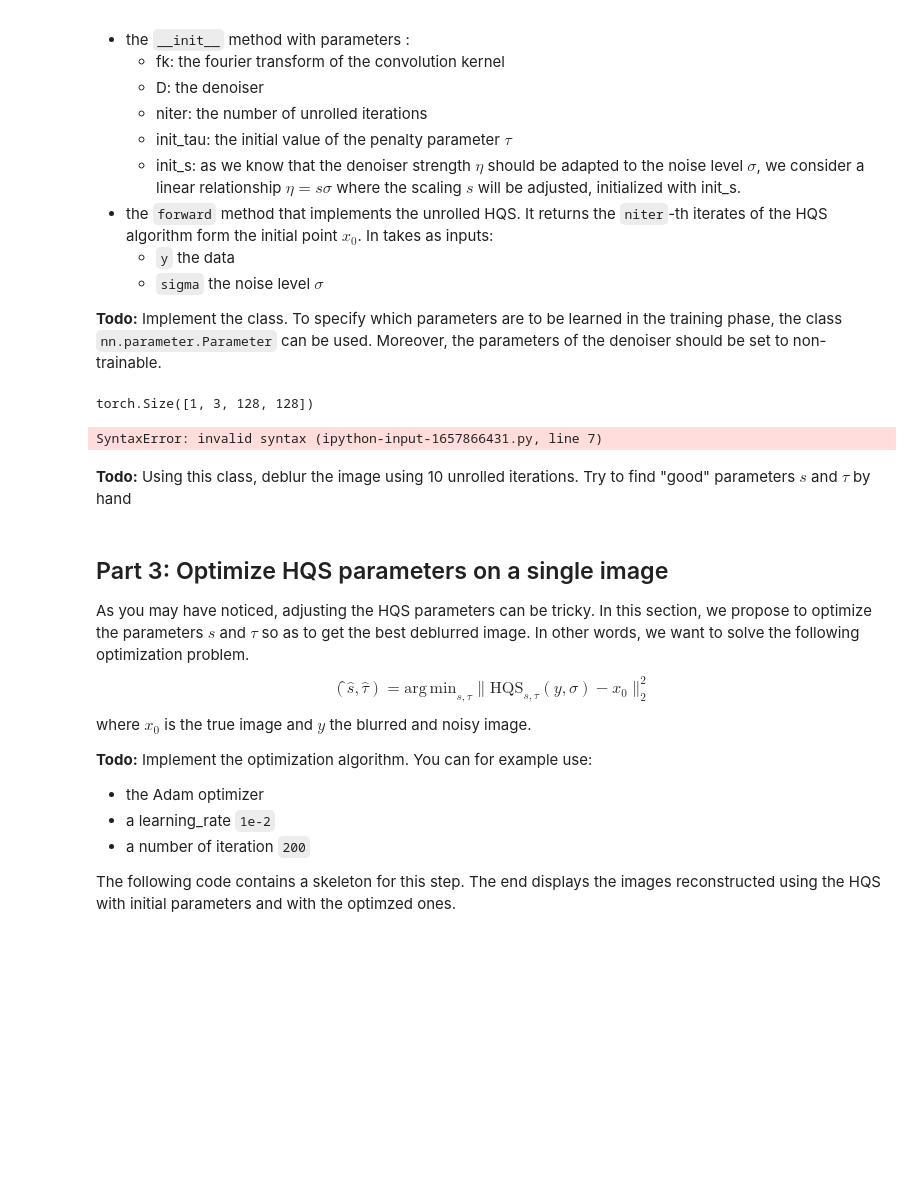
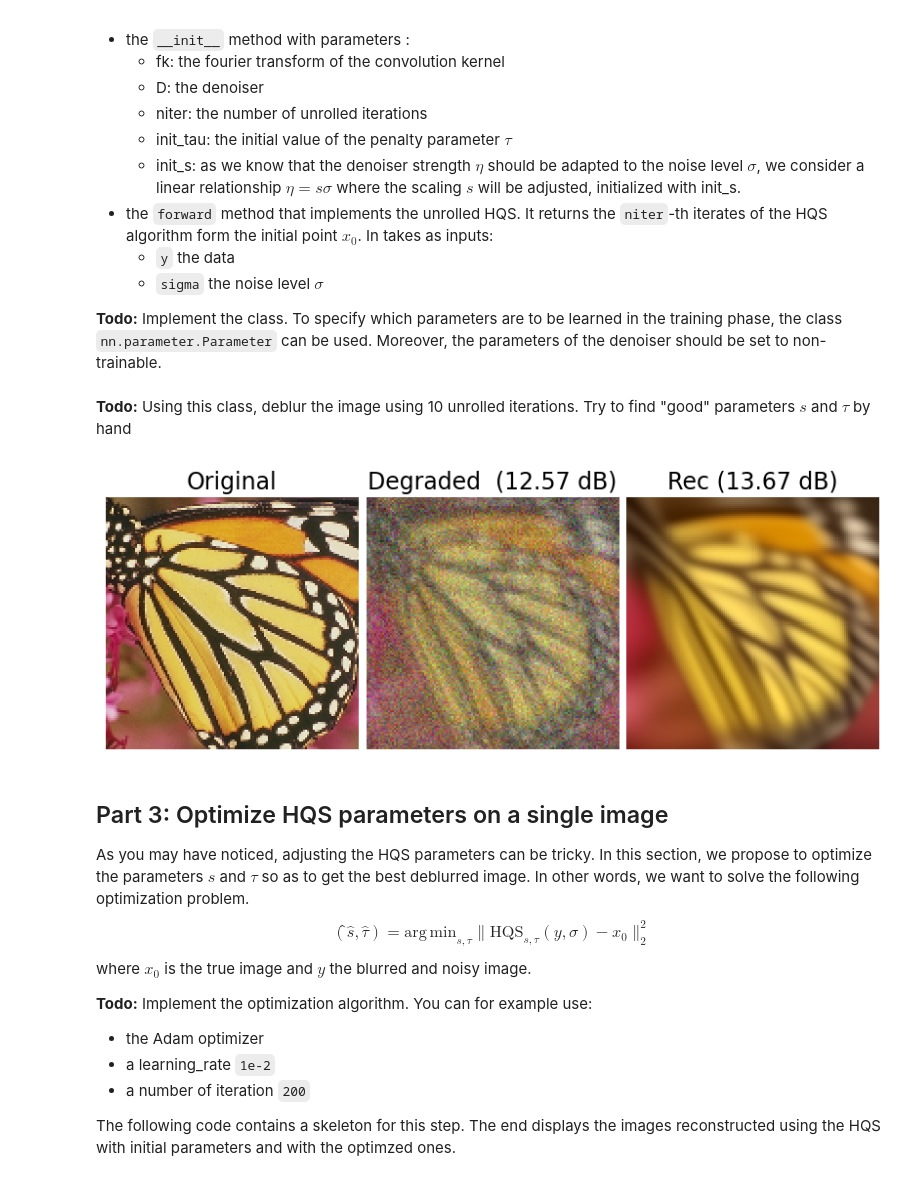
Before and after one commit to Anhquannnnnn/5GMM, a Jupyter notebook: TP_2_Image_PnP_Unroll.ipynb, the cells around one changed output. Cells and saved outputs as stored; diff of their text form; code cells hidden in the pictures; blank space fills up the shorter version.

```diff
--- a/TP_2_Image_PnP_Unroll.ipynb
+++ b/TP_2_Image_PnP_Unroll.ipynb
@@ -182,10 +182,6 @@ The HQS class should contain two methods :
 **Todo:** Implement the class. To specify which parameters are to be learned in the training phase, the class `nn.parameter.Parameter` can be used. Moreover, the parameters of the denoiser should be set to non-trainable.
 # %%
 from torch.linalg import inv
-# %%
-fk.shape
-# %% [output]
-torch.Size([1, 3, 128, 128])
 # %%
 from deepinv.physics.functional.convolution import fft
 class HQS(nn.Module):
@@ -201,30 +197,27 @@ class HQS(nn.Module):
             param.requires_grad = False
 
         # code
-        self.init_tau = init_tau
-        self.init_s = init_s
+        self.tau = nn.Parameter(torch.tensor(init_tau))
+        self.s = nn.Parameter(torch.tensor(init_s))
 
     def forward(self, y, sigma):
         # code
         x_k = y.clone()
         for i in range(self.niter):
-            tau = self.init_tau
-            eta = self.init_s # to be modified
-            z = inv(torch.transpose(x_k))@(torch.transpose(x_k)@x_k + tau*ifft2(torch.conj(fk)*(fk*fft2(x_k) - fft2(y)))) # z = prox_tf(x_k)
 
-            eta = self.init_s
-            x_k = self.D(z, eta)
+            z = ifft2(fft2(y)*torch.conj(self.fk) + 1/self.tau*fft2(x_k)).real/(abs(self.fk)**2+ 1/self.tau) # z = prox_tf(x_k)
+            x_k = self.D(z, self.s*sigma)
         return x_k
-# %% [output]
-SyntaxError: invalid syntax (ipython-input-1657866431.py, line 7)
 # %% [markdown]
 **Todo:** Using this class, deblur the image using 10 unrolled iterations. Try to find "good" parameters $s$ and $\tau$ by hand
 # %%
-hqs_init = HQS(fk, D, niter = 10, init_tau = , init_s = )
+hqs_init = HQS(fk, D, niter = 10, init_tau = 0.001, init_s = 0.7)
 
 with torch.no_grad():
     x_reconstructed_init = hqs_init(y, sigma)
     dinv.utils.plot([x0,y,x_reconstructed_init], ['Original', 'Degraded  (%.2f dB)'%psnr(x0,y),'Rec (%.2f dB)'%psnr(x0,x_reconstructed_init)],figsize=(8,10))
+# %% [output]
+[figure, added]
 # %% [markdown]
 ## Part 3: Optimize HQS parameters on a single image
 
```
Also changed, not shown: parts of 3 cells of this notebook.
